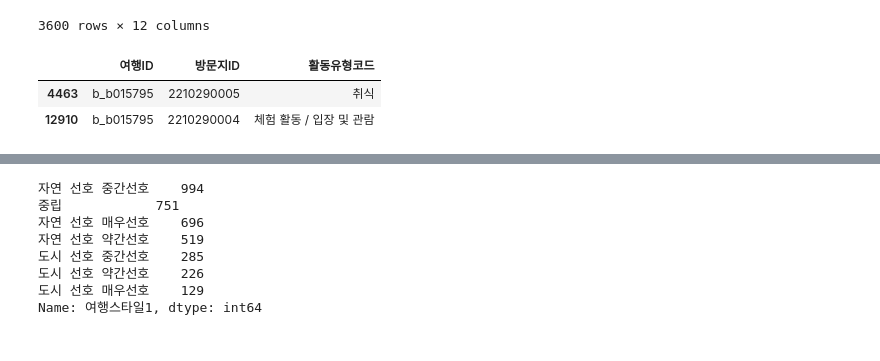
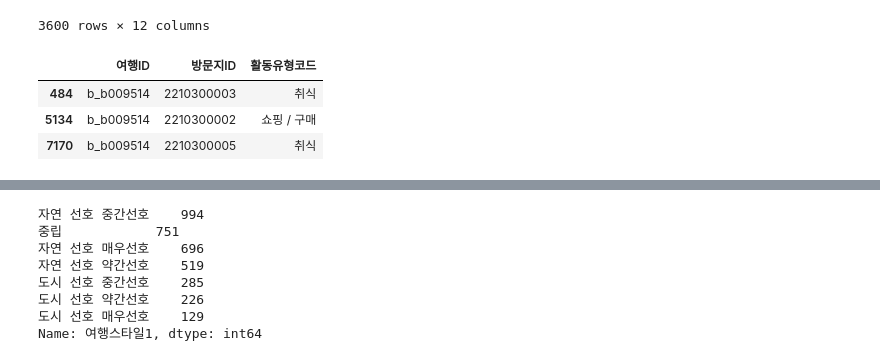
Before and after one commit to ssoom98/where2go, a Jupyter notebook: choi/preprocessing/가설검증전처리.ipynb, the cells around one changed output, grey strips where cells are left out. Cells and saved outputs as stored; diff of their text form; code cells hidden in the pictures.

```diff
--- a/choi/preprocessing/가설검증전처리.ipynb
+++ b/choi/preprocessing/가설검증전처리.ipynb
@@ -89,12 +89,19 @@ rename_map = {'TRAVEL_ID':'여행ID',
 'VISIT_AREA_ID':'방문지ID','ACTIVITY_TYPE_CD':'활동유형코드',"TRAVELER_ID": "여행ID",
               "TRAVEL_STYL_1": "여행스타일1", "TRAVEL_STYL_2": "여행스타일2", "TRAVEL_STYL_3": "여행스타일3", "TRAVEL_STYL_4": "여행스타일4", "TRAVEL_STYL_5": "여행스타일5", "TRAVEL_STYL_6": "여행스타일6", "TRAVEL_STYL_7": "여행스타일7", "TRAVEL_STYL_8": "여행스타일8",
               "TRAVEL_MOTIVE_1":"여행동기_1","TRAVEL_MOTIVE_2":"여행동기_2","TRAVEL_MOTIVE_3":"여행동기_3"}
-cons_his_df = preprocess_data(cons_his,"C:/Users/soomi/Desktop/miniproject/where2go/data/east/TL_csv/tc_codea_코드A.csv",
-                          "C:/Users/soomi/Desktop/miniproject/where2go/data/east/TL_csv/tc_codeb_코드B.csv",mapping_plan,rename_map,
-                           "C:/Users/soomi/Desktop/miniproject/where2go/data/east/cons_his_East.csv")
-trav_mas_df = preprocess_data(trav_mas,"C:/Users/soomi/Desktop/miniproject/where2go/data/east/TL_csv/tc_codea_코드A.csv",
-                          "C:/Users/soomi/Desktop/miniproject/where2go/data/east/TL_csv/tc_codeb_코드B.csv",mapping_plan,rename_map,
-                           "C:/Users/soomi/Desktop/miniproject/where2go/data/east/trav_mas_East.csv")
+cons_his_df = preprocess_data(
+    cons_his,
+    mapping_plan,
+    rename_map,
+    output_filename="cons_his_East.csv"
+)
+
+trav_mas_df = preprocess_data(
+    trav_mas,
+    mapping_plan,
+    rename_map,
+    output_filename="trav_mas_East.csv"
+)
 # %% [output]
 컬럼 'TRAVEL_STYL_1'이 DataFrame에 존재하지 않습니다. 건너뜁니다.
 컬럼 'TRAVEL_STYL_2'이 DataFrame에 존재하지 않습니다. 건너뜁니다.
@@ -142,8 +149,9 @@ trav_mas_df
 | 3599 | b018416 | 도시 선호 중간선호 | 중립 | 도시 선호 중간선호 | 자연 선호 약간선호 | 자연 선호 중간선호 | 도시 선호 약간선호 | 자연 선호 약간선호 | 자연 선호 약간선호 | 쉴 수 있는 기회, 육체 피로 해결 및 정신적인 휴식 | 일상적인 환경 및 역할에서의 탈출, 지루함 탈피 | ... |
 3600 rows × 12 columns
 # %%
-cons_his_df[cons_his_df["여행ID"]=="b_b015795"]
+cons_his_df[cons_his_df["여행ID"]=="b_b009514"]
 # %% [output]
 |  | 여행ID | 방문지ID | 활동유형코드 |
-| 4463 | b_b015795 | 2210290005 | 취식 |
-| 12910 | b_b015795 | 2210290004 | 체험 활동 / 입장 및 관람 |
+| 484 | b_b009514 | 2210300003 | 취식 |
+| 5134 | b_b009514 | 2210300002 | 쇼핑 / 구매 |
+| 7170 | b_b009514 | 2210300005 | 취식 |
```
Also changed, not shown: parts of 3 cells of this notebook, 1 other file.
